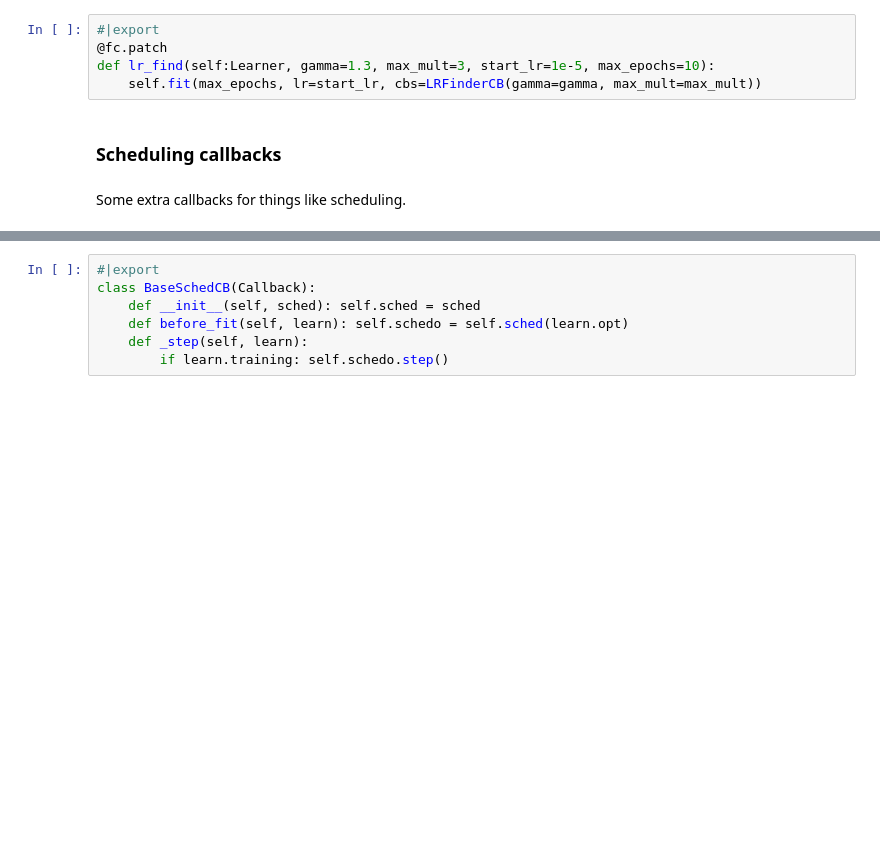
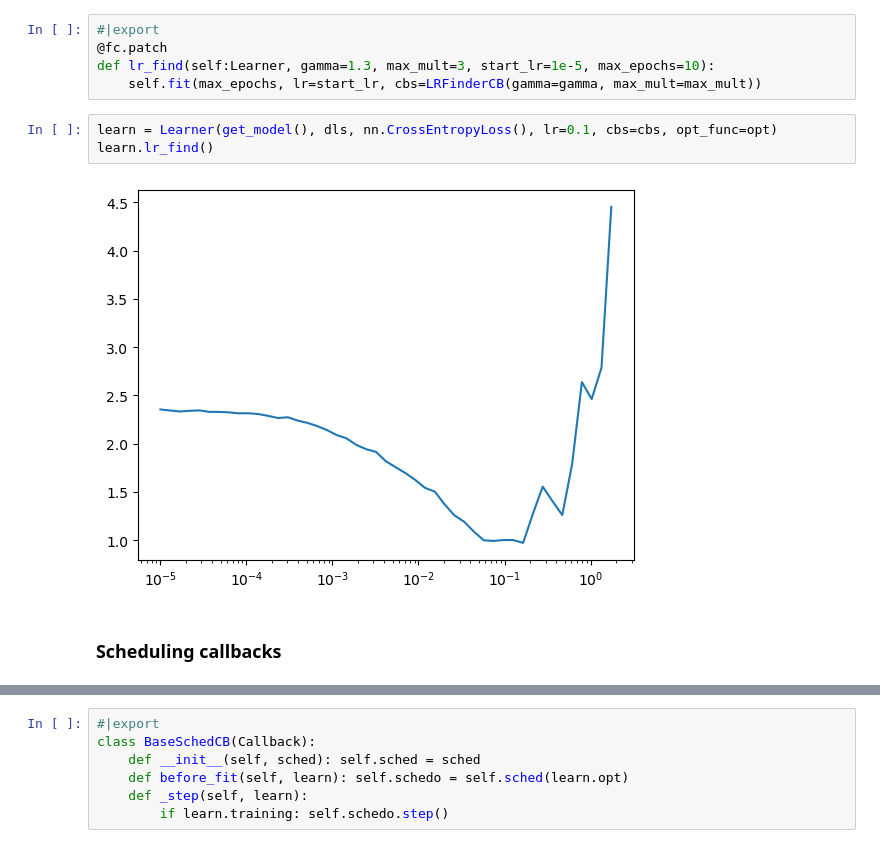
Before and after one commit to fastai/minai, a Jupyter notebook: core.ipynb, the cells around one changed output, grey strips where cells are left out. Saved outputs shown, nothing was run; the diff lists cells and outputs as text; blank space fills up the shorter version.

```diff
--- a/core.ipynb
+++ b/core.ipynb
@@ -384,7 +609,10 @@ class LRFinderCB(Callback):
 @fc.patch
 def lr_find(self:Learner, gamma=1.3, max_mult=3, start_lr=1e-5, max_epochs=10):
     self.fit(max_epochs, lr=start_lr, cbs=LRFinderCB(gamma=gamma, max_mult=max_mult))
+# %%
+learn = Learner(get_model(), dls, nn.CrossEntropyLoss(), lr=0.1, cbs=cbs, opt_func=opt)
+learn.lr_find()
+# %% [output]
+[figure, added]
 # %% [markdown]
 ### Scheduling callbacks
-# %% [markdown]
-Some extra callbacks for things like scheduling.
```
Also changed, not shown: parts of 93 cells of this notebook, 3 other files.
